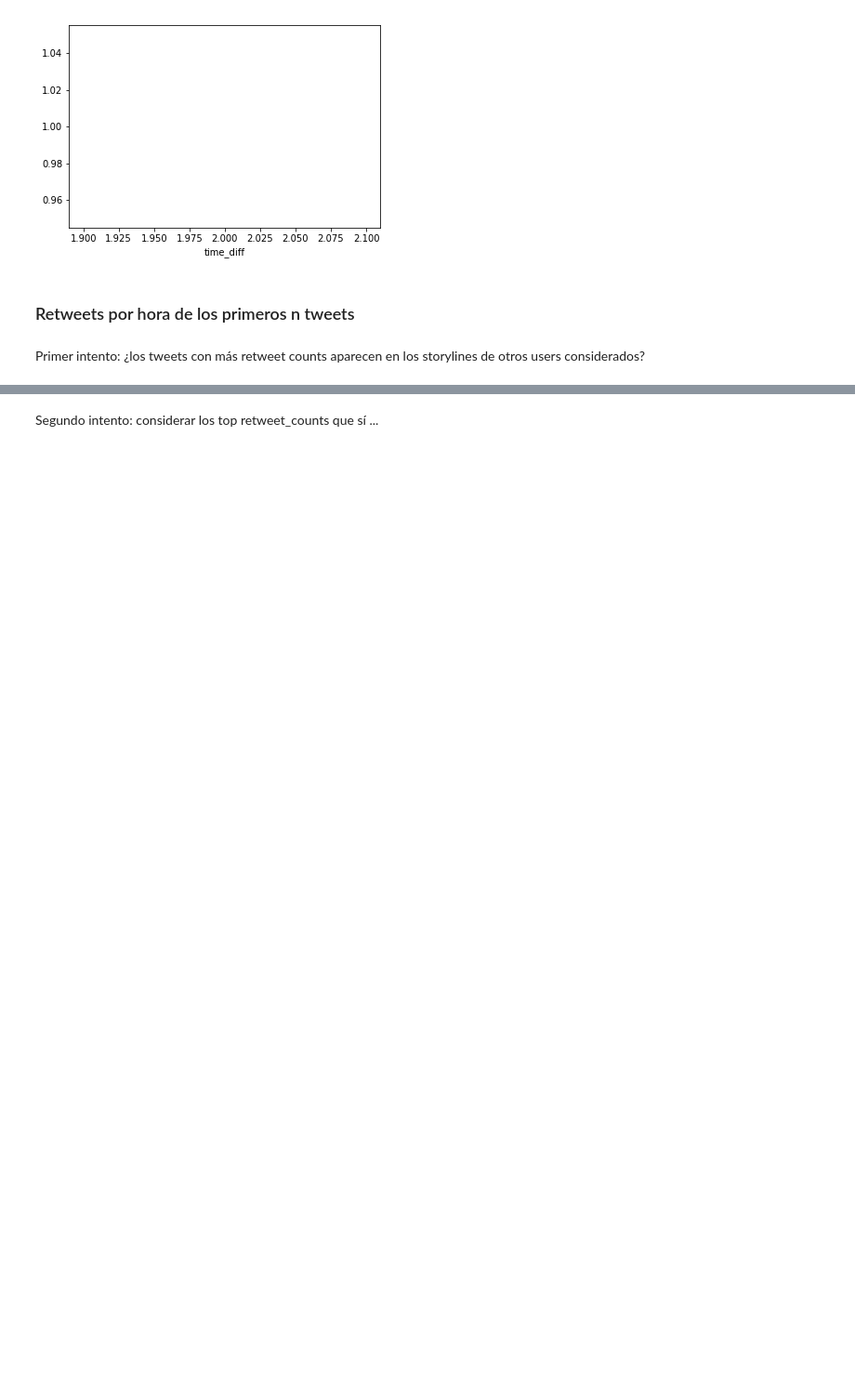
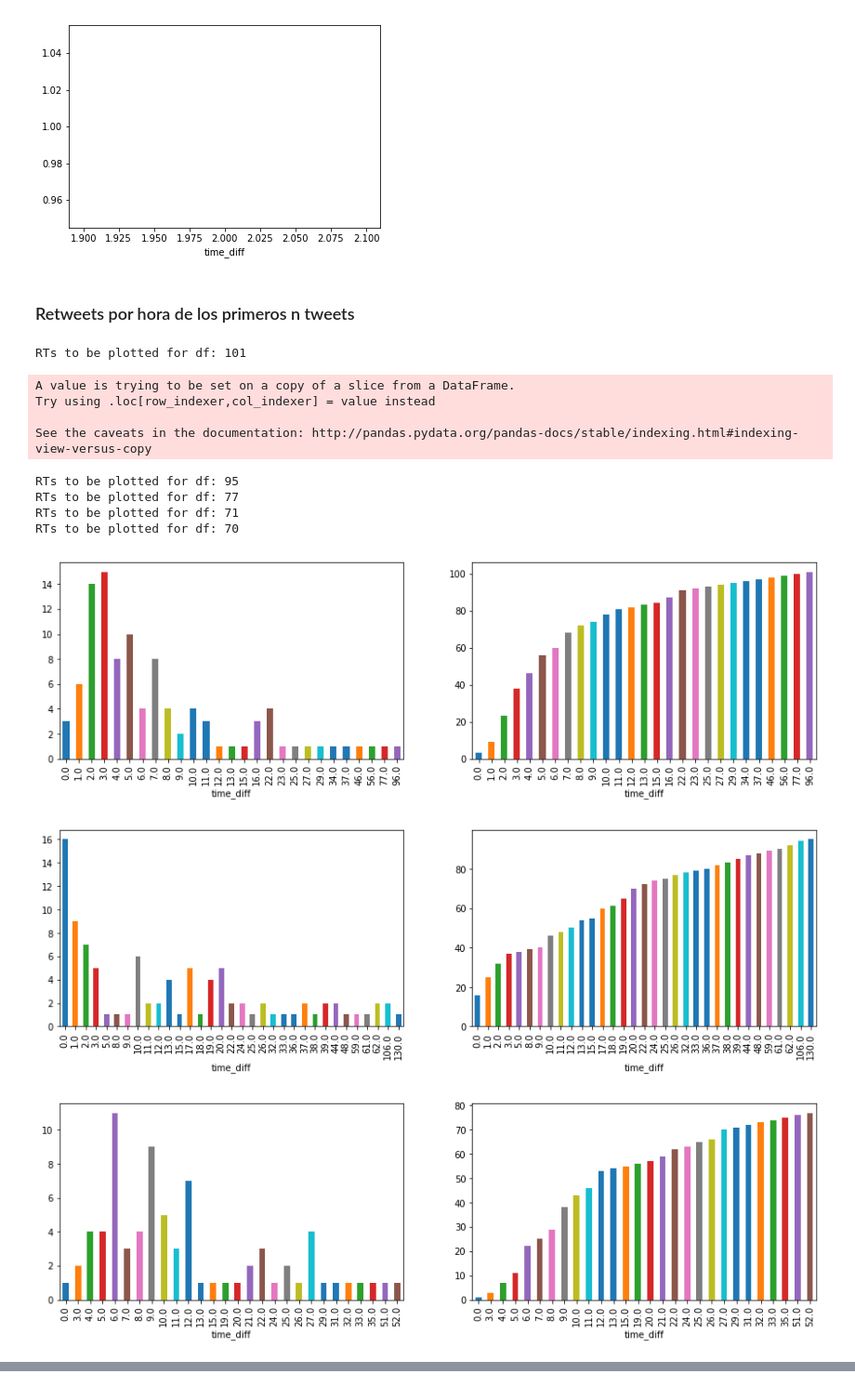
Before and after one commit to emeriles/sna-famaf, a Jupyter notebook: tw_dataset/Exploratory_visualization_corrected.ipynb, the cells around one changed output, grey strips where cells are left out. Shown: that part at 93% size. Saved outputs shown, nothing was run; the diff lists cells and outputs as text; code cells hidden in the pictures; blank space fills up the shorter version.

```diff
--- a/tw_dataset/Exploratory_visualization_corrected.ipynb
+++ b/tw_dataset/Exploratory_visualization_corrected.ipynb
@@ -440,6 +406,47 @@ Wall time: 240 ms
-# %% [markdown]
-Primer intento: ¿los tweets con más retweet counts aparecen en los storylines de otros users considerados?
+# %%
+def annotate_df_with_rt_on_dataset(data_f):
+    # dict-like series: key = retweeted_status__id_str  -> value = how many times was RTed in dataset
+    _df_tweets_per_user = data_f.retweeted_status__id_str.groupby(data_f.retweeted_status__id_str).count()
+    # add key for NaNs -> to be set to 0
+    _df_tweets_per_user.loc['-1'] = 0
+    # get data frame's retweeted_status__id_str field for completition.
+    a = data_f.retweeted_status__id_str.fillna('-1').values
+    # update Retweets
+    data_f['rt_on_dataset'] = _df_tweets_per_user[a].values
+    # update only original tweets # TODO
+
+def get_top_retweeted(data_f, n=5):
+    annotate_df_with_rt_on_dataset(data_f)
+    top_retweeted = data_f.drop_duplicates('rt_on_dataset').nlargest(5, 'rt_on_dataset', keep='last')
+    return top_retweeted.head(n)
+
+def plot_tweets_per_hour(t_id):
+    data_f = df[df.retweeted_status__id_str == str(t_id)]
+    data_f['time_diff'] = data_f.created_at - data_f.retweeted_status__created_at
+
+    # filter on max_hour ? TODO
+
+    per_hour = data_f.time_diff.groupby((data_f.time_diff / np.timedelta64(1, 'h')).round(0)).count()
+
+    fig, axes = plt.subplots(ncols=2)
+    per_hour.plot(kind="bar", ax=axes[0],figsize=(15, 4))
+    per_hour.cumsum().plot(kind='bar', ax=axes[1])
 # %%
-# for t_id in top_retweeted.id_str:
-#     retweeted = df[df.retweeted_status__id_str == str(t_id)]
-#     print(retweeted.shape[0])
+top_retweeted = get_top_retweeted(df)
+for t_id in top_retweeted.retweeted_status__id_str:
+    retweeted = df[df.retweeted_status__id_str == str(t_id)]
+    print('RTs to be plotted for df: {}'.format(retweeted.shape[0]))
+    plot_tweets_per_hour(t_id)
+# %% [output]
+RTs to be plotted for df: 101
+A value is trying to be set on a copy of a slice from a DataFrame.
+Try using .loc[row_indexer,col_indexer] = value instead
+
+See the caveats in the documentation: http://pandas.pydata.org/pandas-docs/stable/indexing.html#indexing-view-versus-copy
+RTs to be plotted for df: 95
+RTs to be plotted for df: 77
+RTs to be plotted for df: 71
+RTs to be plotted for df: 70
+[figure, added]
+[figure, added]
+[figure, added]
@@ -446,2 +454,0 @@ Primer intento: ¿los tweets con más retweet counts aparecen en los storylines
-# %% [markdown]
-Segundo intento: considerar los top retweet_counts que sí ...
```
Also changed, not shown: parts of 25 cells of this notebook.
